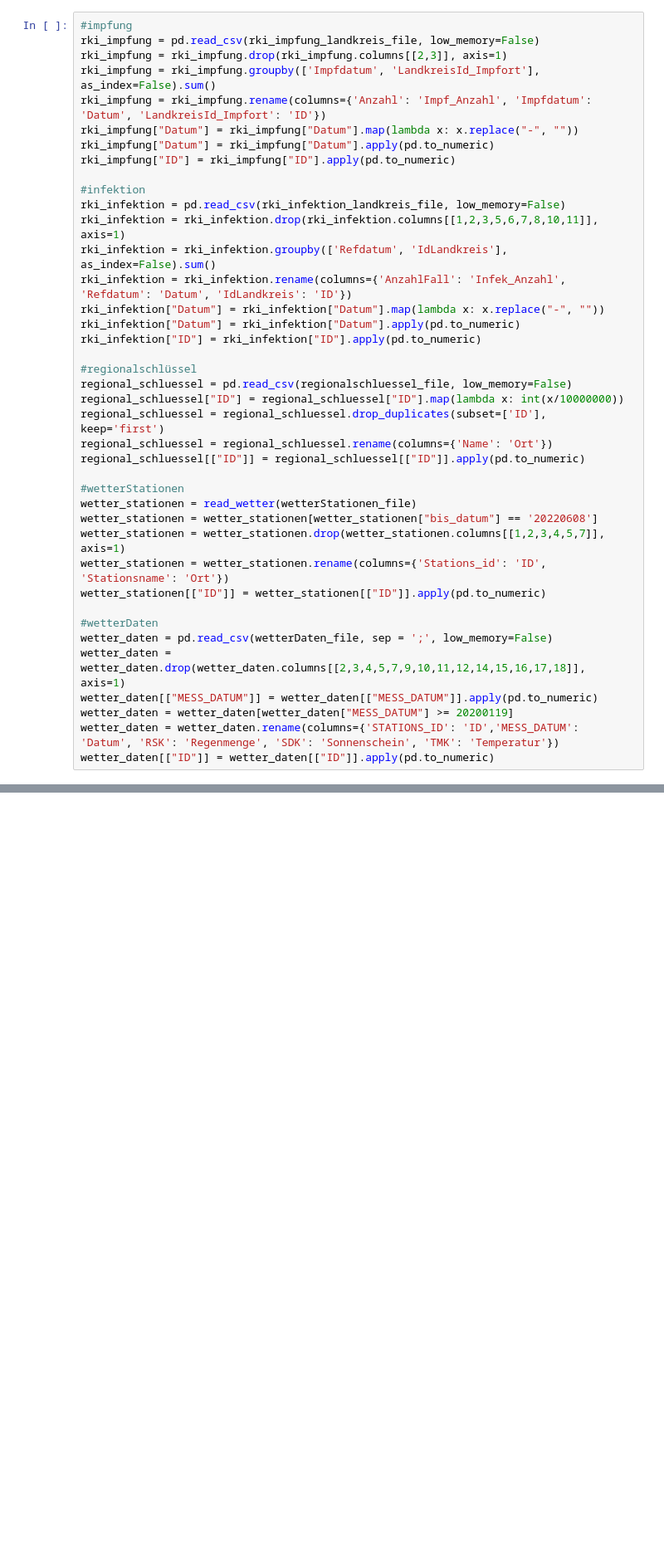
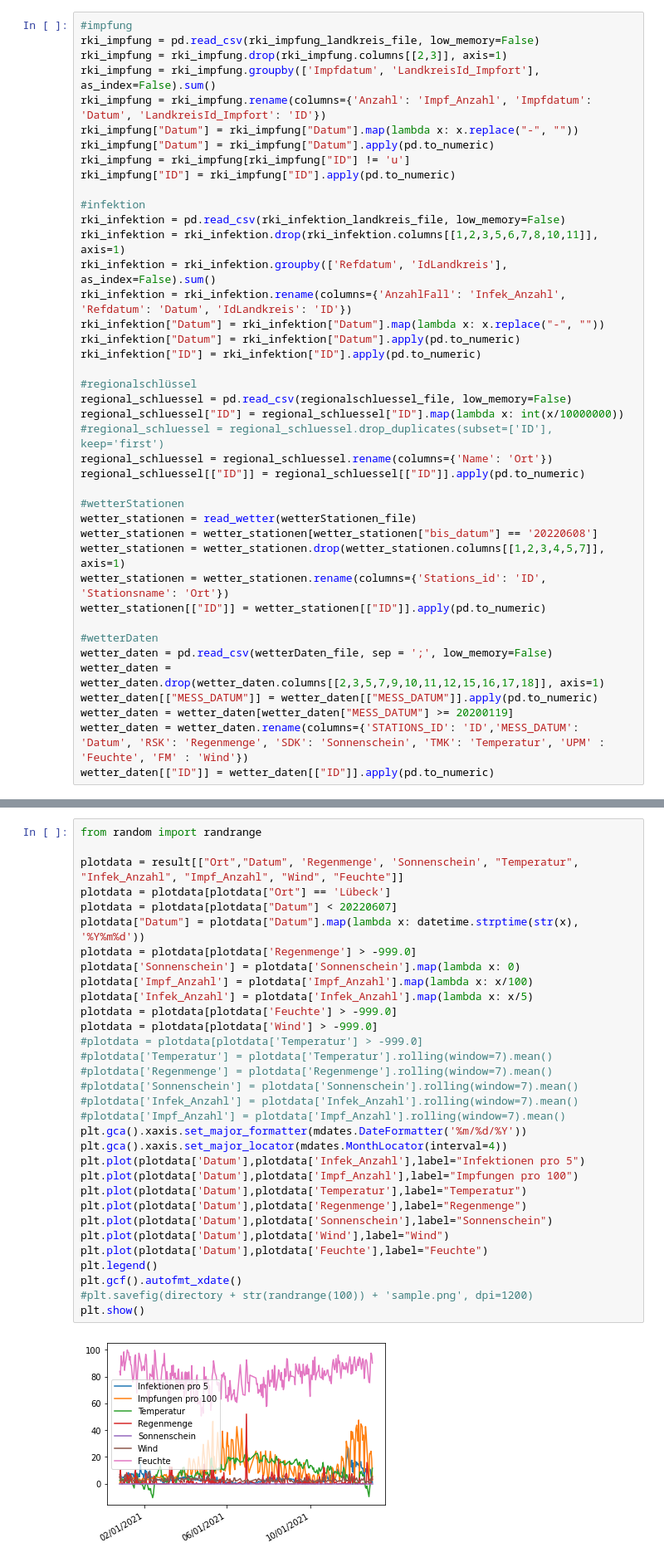
Before and after one commit to Justus-G/umr-data-integration-project, a Jupyter notebook: 2_integration/dataintegration.ipynb, the cells around one changed output, grey strips where cells are left out. Shown: that part at 83% size. Cells and saved outputs as stored; diff of their text form; blank space fills up the shorter version.

```diff
--- a/2_integration/dataintegration.ipynb
+++ b/2_integration/dataintegration.ipynb
@@ -46,6 +52,7 @@ rki_impfung = rki_impfung.groupby(['Impfdatum', 'LandkreisId_Impfort'], as_index
 rki_impfung = rki_impfung.rename(columns={'Anzahl': 'Impf_Anzahl', 'Impfdatum': 'Datum', 'LandkreisId_Impfort': 'ID'})
 rki_impfung["Datum"] = rki_impfung["Datum"].map(lambda x: x.replace("-", ""))
 rki_impfung["Datum"] = rki_impfung["Datum"].apply(pd.to_numeric)
+rki_impfung = rki_impfung[rki_impfung["ID"] != 'u']
 rki_impfung["ID"] = rki_impfung["ID"].apply(pd.to_numeric)
 
 #infektion
@@ -60,7 +67,7 @@ rki_infektion["ID"] = rki_infektion["ID"].apply(pd.to_numeric)
 #regionalschlüssel
 regional_schluessel = pd.read_csv(regionalschluessel_file, low_memory=False)
 regional_schluessel["ID"] = regional_schluessel["ID"].map(lambda x: int(x/10000000))
-regional_schluessel = regional_schluessel.drop_duplicates(subset=['ID'], keep='first')
+#regional_schluessel = regional_schluessel.drop_duplicates(subset=['ID'], keep='first')
 regional_schluessel = regional_schluessel.rename(columns={'Name': 'Ort'})
 regional_schluessel[["ID"]] = regional_schluessel[["ID"]].apply(pd.to_numeric)
 
@@ -73,10 +80,10 @@ wetter_stationen[["ID"]] = wetter_stationen[["ID"]].apply(pd.to_numeric)
 
 #wetterDaten
 wetter_daten = pd.read_csv(wetterDaten_file, sep = ';', low_memory=False)
-wetter_daten = wetter_daten.drop(wetter_daten.columns[[2,3,4,5,7,9,10,11,12,14,15,16,17,18]], axis=1)
+wetter_daten = wetter_daten.drop(wetter_daten.columns[[2,3,5,7,9,10,11,12,15,16,17,18]], axis=1)
 wetter_daten[["MESS_DATUM"]] = wetter_daten[["MESS_DATUM"]].apply(pd.to_numeric)
 wetter_daten = wetter_daten[wetter_daten["MESS_DATUM"] >= 20200119]
-wetter_daten = wetter_daten.rename(columns={'STATIONS_ID': 'ID','MESS_DATUM': 'Datum', 'RSK': 'Regenmenge', 'SDK': 'Sonnenschein', 'TMK': 'Temperatur'})
+wetter_daten = wetter_daten.rename(columns={'STATIONS_ID': 'ID','MESS_DATUM': 'Datum', 'RSK': 'Regenmenge', 'SDK': 'Sonnenschein', 'TMK': 'Temperatur', 'UPM' : 'Feuchte', 'FM' : 'Wind'})
 wetter_daten[["ID"]] = wetter_daten[["ID"]].apply(pd.to_numeric)
 # %%
 #join
@@ -112,0 +173,34 @@ with pd.option_context('display.max_rows', None):
+# %%
+from random import randrange
+
+plotdata = result[["Ort","Datum", 'Regenmenge', 'Sonnenschein', "Temperatur", "Infek_Anzahl", "Impf_Anzahl", "Wind", "Feuchte"]]
+plotdata = plotdata[plotdata["Ort"] == 'Lübeck']
+plotdata = plotdata[plotdata["Datum"] < 20220607]
+plotdata["Datum"] = plotdata["Datum"].map(lambda x: datetime.strptime(str(x), '%Y%m%d'))
+plotdata = plotdata[plotdata['Regenmenge'] > -999.0]
+plotdata['Sonnenschein'] = plotdata['Sonnenschein'].map(lambda x: 0)
+plotdata['Impf_Anzahl'] = plotdata['Impf_Anzahl'].map(lambda x: x/100)
+plotdata['Infek_Anzahl'] = plotdata['Infek_Anzahl'].map(lambda x: x/5)
+plotdata = plotdata[plotdata['Feuchte'] > -999.0]
+plotdata = plotdata[plotdata['Wind'] > -999.0]
+#plotdata = plotdata[plotdata['Temperatur'] > -999.0]
+#plotdata['Temperatur'] = plotdata['Temperatur'].rolling(window=7).mean()
+#plotdata['Regenmenge'] = plotdata['Regenmenge'].rolling(window=7).mean()
+#plotdata['Sonnenschein'] = plotdata['Sonnenschein'].rolling(window=7).mean()
+#plotdata['Infek_Anzahl'] = plotdata['Infek_Anzahl'].rolling(window=7).mean()
+#plotdata['Impf_Anzahl'] = plotdata['Impf_Anzahl'].rolling(window=7).mean()
+plt.gca().xaxis.set_major_formatter(mdates.DateFormatter('%m/%d/%Y'))
+plt.gca().xaxis.set_major_locator(mdates.MonthLocator(interval=4))
+plt.plot(plotdata['Datum'],plotdata['Infek_Anzahl'],label="Infektionen pro 5")
+plt.plot(plotdata['Datum'],plotdata['Impf_Anzahl'],label="Impfungen pro 100")
+plt.plot(plotdata['Datum'],plotdata['Temperatur'],label="Temperatur")
+plt.plot(plotdata['Datum'],plotdata['Regenmenge'],label="Regenmenge")
+plt.plot(plotdata['Datum'],plotdata['Sonnenschein'],label="Sonnenschein")
+plt.plot(plotdata['Datum'],plotdata['Wind'],label="Wind")
+plt.plot(plotdata['Datum'],plotdata['Feuchte'],label="Feuchte")
+plt.legend()
+plt.gcf().autofmt_xdate()
+#plt.savefig(directory + str(randrange(100)) + 'sample.png', dpi=1200)
+plt.show()
+# %% [output]
+[figure, added]
```
Also changed, not shown: parts of 10 cells of this notebook, 10 other files.
